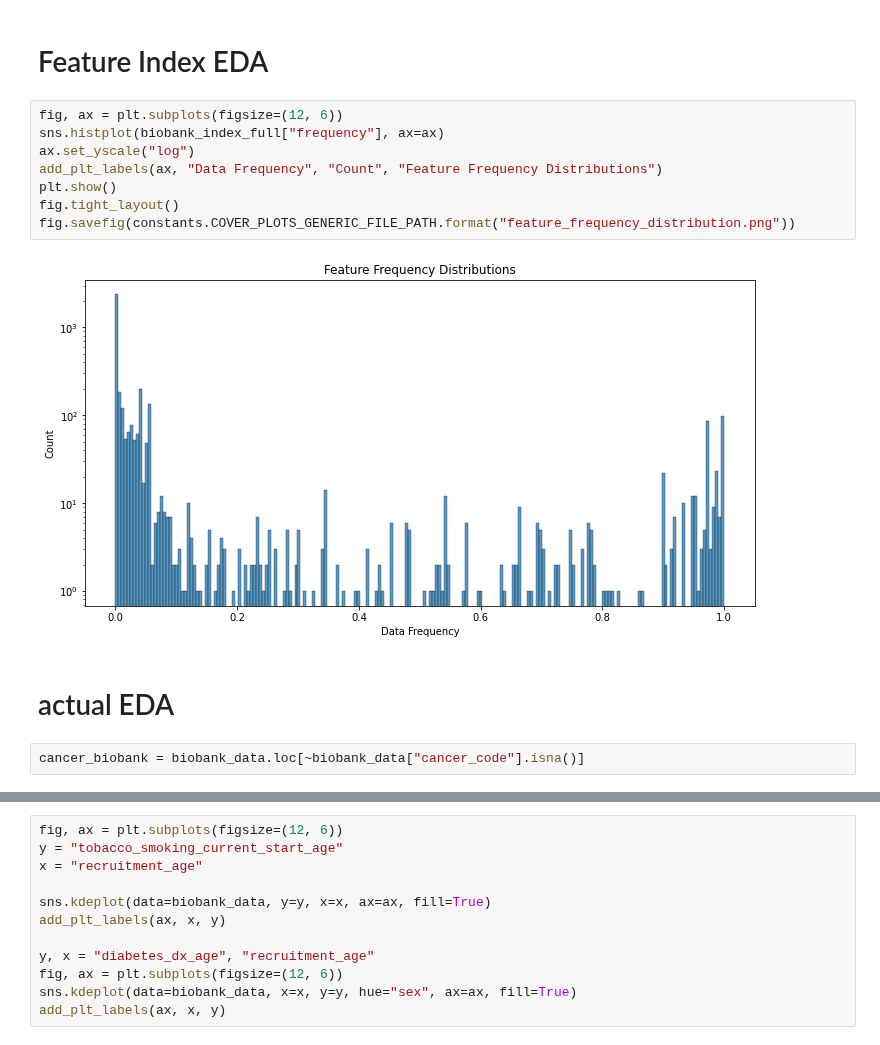
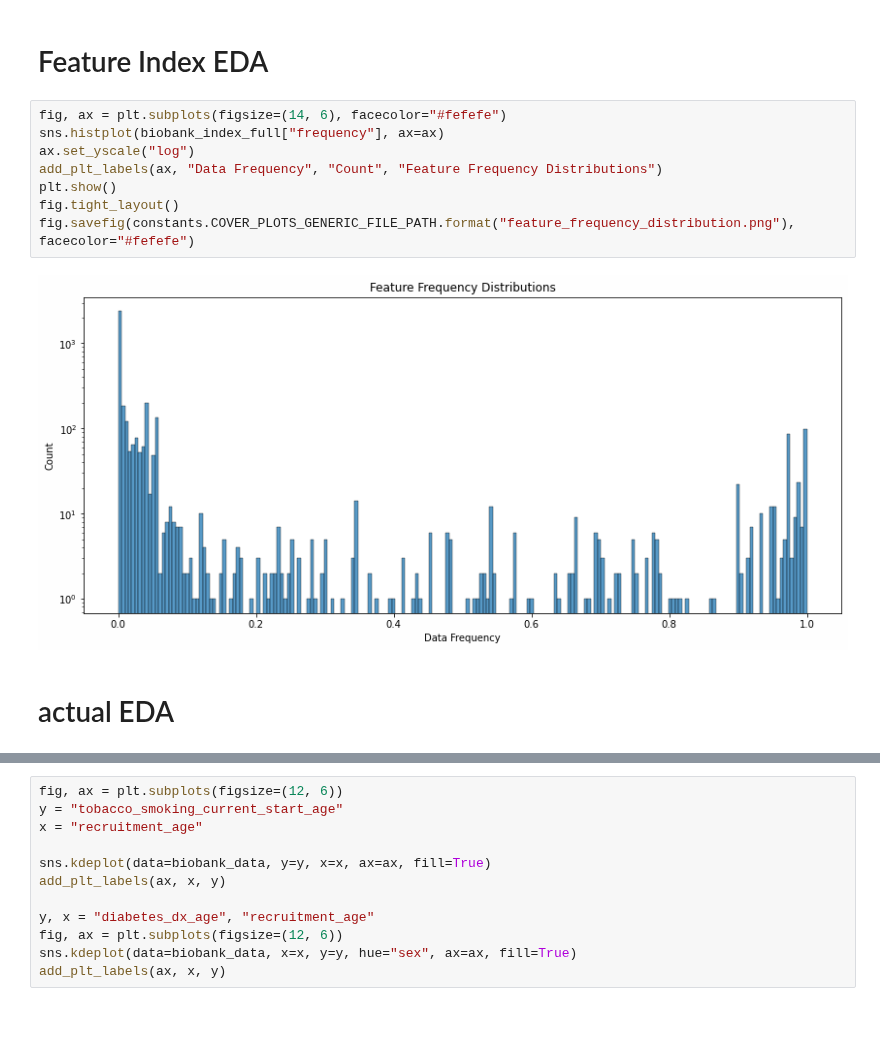
Before and after one commit to cole-khamnei/HLA_genotyping_associations, a Jupyter notebook: biobank_EDA.ipynb, the cells around one changed output, grey strips where cells are left out. Cells and saved outputs as stored; diff of their text form; blank space fills up the shorter version.

```diff
--- a/biobank_EDA.ipynb
+++ b/biobank_EDA.ipynb
@@ -108,16 +108,14 @@ fig.savefig(constants.COVER_PLOTS_GENERIC_FILE_PATH.format("trash.png"), facecol
 # %% [markdown]
 # Feature Index EDA
 # %%
-fig, ax = plt.subplots(figsize=(12, 6))
+fig, ax = plt.subplots(figsize=(14, 6), facecolor="#fefefe")
 sns.histplot(biobank_index_full["frequency"], ax=ax)
 ax.set_yscale("log")
 add_plt_labels(ax, "Data Frequency", "Count", "Feature Frequency Distributions")
 plt.show()
 fig.tight_layout()
-fig.savefig(constants.COVER_PLOTS_GENERIC_FILE_PATH.format("feature_frequency_distribution.png"))
+fig.savefig(constants.COVER_PLOTS_GENERIC_FILE_PATH.format("feature_frequency_distribution.png"), facecolor="#fefefe")
 # %% [output]
-[figure, old version]
+[figure, new version]
 # %% [markdown]
 # actual EDA
-# %%
-cancer_biobank = biobank_data.loc[~biobank_data["cancer_code"].isna()]
```
Also changed, not shown: parts of 13 cells of this notebook, 2 other files.
